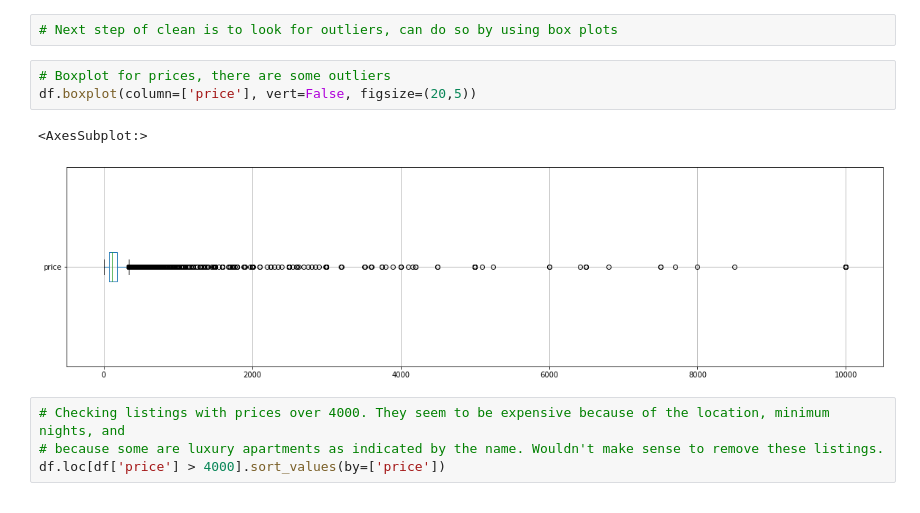
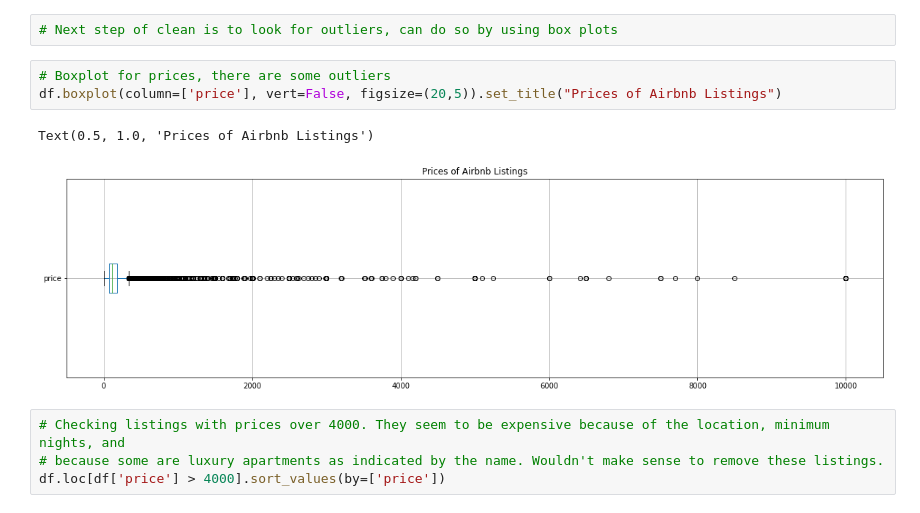
Before and after one commit to svishwanathan01/cse351-hw1, a Jupyter notebook: cse351_hw1_Sabareesh_Vishwanathan_112585006.ipynb, the cells around one changed output. Drawn from its saved outputs; the diff is of its cells as text.

Commit message:
Add availability chart for Part 6 and labels for other charts

```diff
--- a/cse351_hw1_Sabareesh_Vishwanathan_112585006.ipynb
+++ b/cse351_hw1_Sabareesh_Vishwanathan_112585006.ipynb
@@ -74,10 +74,10 @@ True
 # Next step of clean is to look for outliers, can do so by using box plots
 # %%
 # Boxplot for prices, there are some outliers
-df.boxplot(column=['price'], vert=False, figsize=(20,5))
+df.boxplot(column=['price'], vert=False, figsize=(20,5)).set_title("Prices of Airbnb Listings")
 # %% [output]
-<AxesSubplot:>
+Text(0.5, 1.0, 'Prices of Airbnb Listings')
-[figure, old version]
+[figure, new version]
 # %%
 # Checking listings with prices over 4000. They seem to be expensive because of the location, minimum nights, and
 # because some are luxury apartments as indicated by the name. Wouldn't make sense to remove these listings.
```
Also changed, not shown: parts of 6 cells of this notebook.
